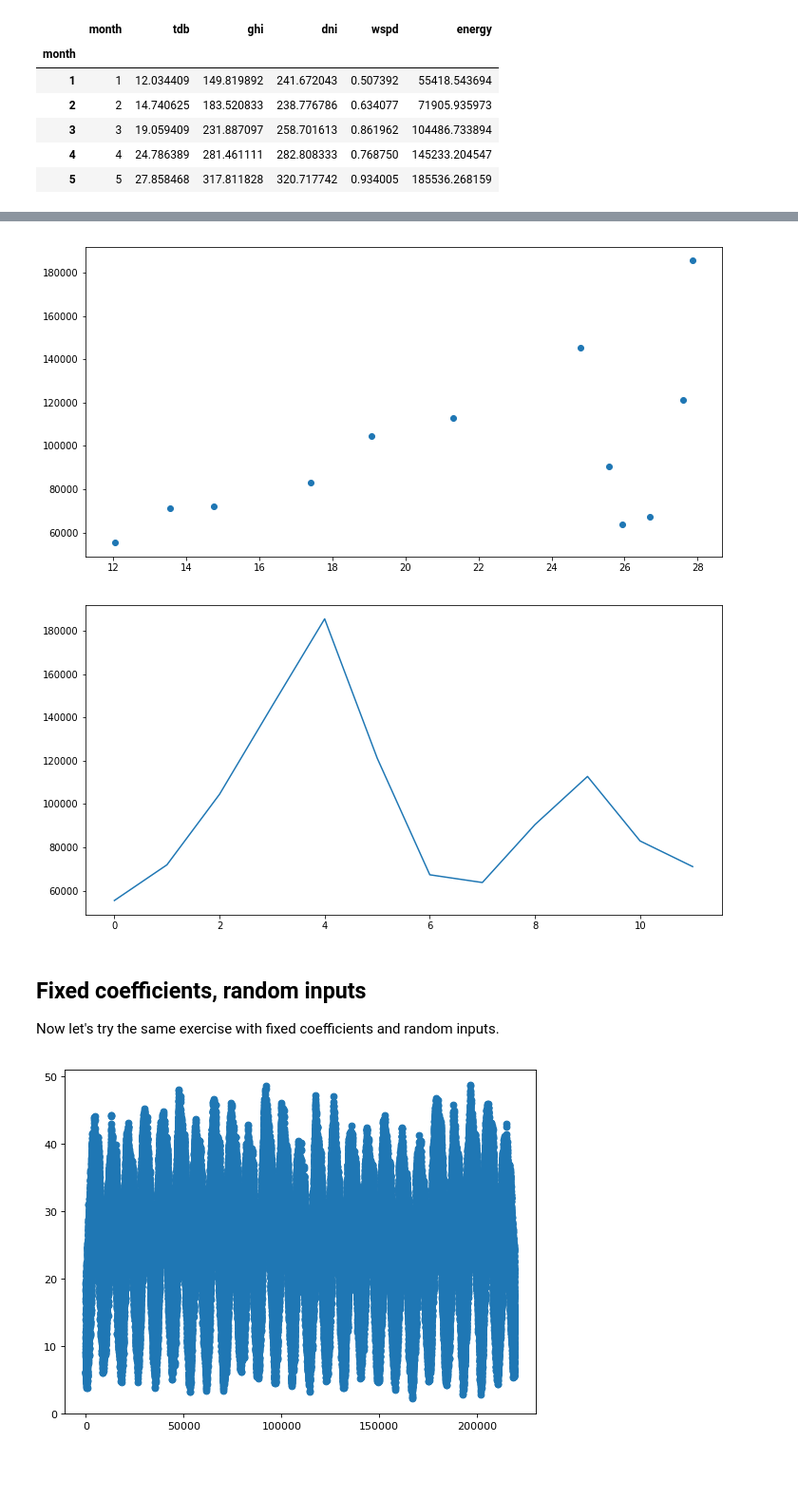
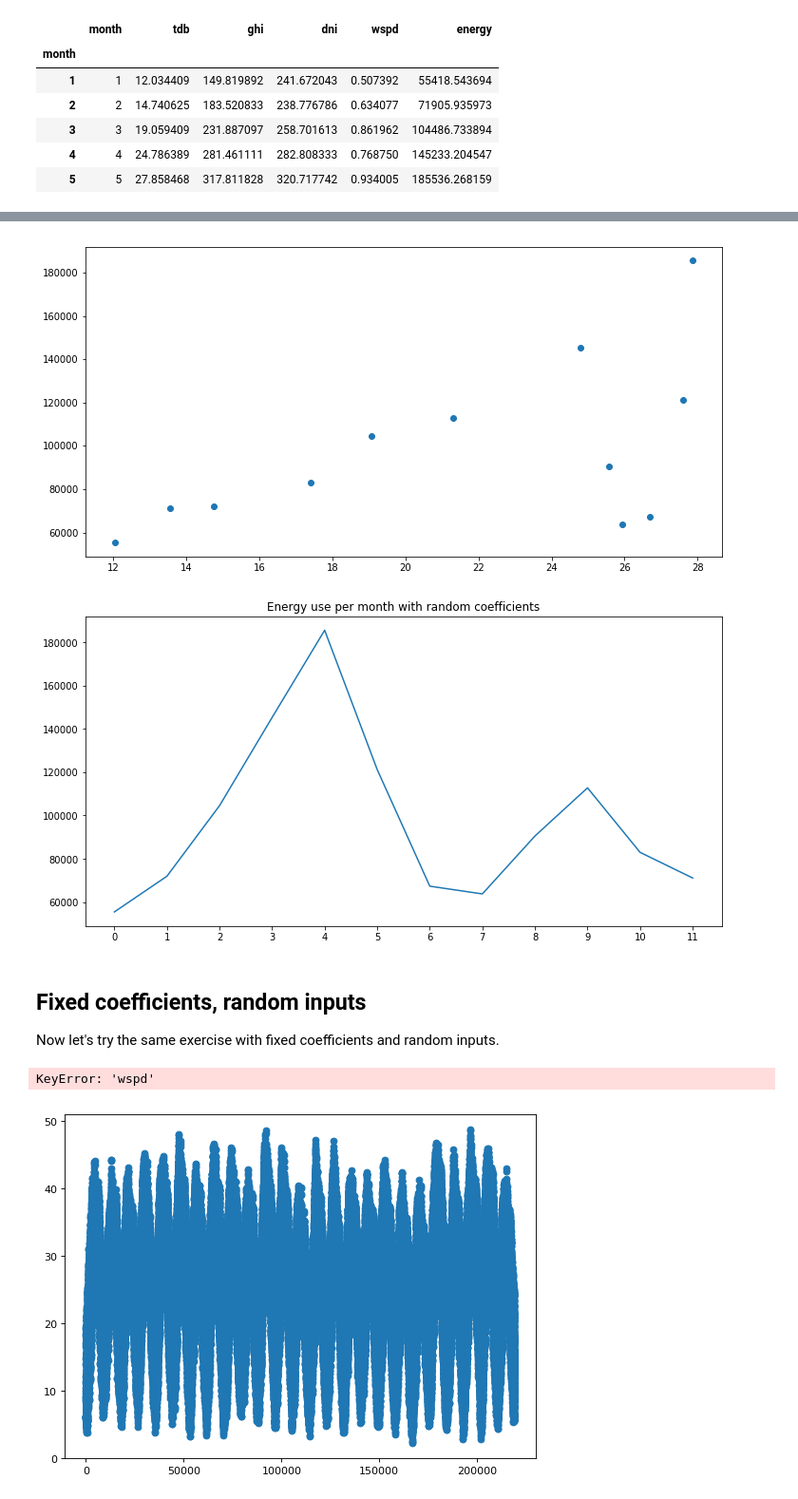
Before and after one commit to paragrastogi/CEPT_Workshop_January2020, a Jupyter notebook: lib/tutorial_v00.ipynb, the cells around one changed output, grey strips where cells are left out. Shown at 95% size. Cells and saved outputs as stored; diff of their text form; code cells hidden in the pictures; blank space fills up the shorter version.

```diff
--- a/lib/tutorial_v00.ipynb
+++ b/lib/tutorial_v00.ipynb
@@ -59,13 +69,16 @@ where "$E$ is the monthly energy requirement \[kWh\], $\theta$ the monthly mean
 
 **NB**: The equation in the code is the same as this one, I've just rearranged the parameters and stated the constants as elements of an array rather than as separate variables. Also, I have omitted the bars over the variable names since the markdown rendering of bars and powers is awkward.
 # %%
-# Define a function to calculate monthly energy use using random coefficients for the
+# Define a function to calculate monthly energy use using the equation given in Clarke (2001).
 
-def E_random_coeff(theta, R_d, R_f, V, beta=np.random.rand(15,1)):
+def E_month(theta, R_d, R_f, V, beta=np.random.rand(15,1)):
 
-    # Use random coefficients to calculate the energy use.
+    # Use random coefficients to calculate the energy use for the first exercise.
     # This is just for a demo since the coefficients are never
     # going to be 'random', unless you have no idea what you are doing.
+
+    # For the second exercise, fix the coefficients to some value and use
+    # randomly sampled inputs.
 
     e = beta[0] + beta[1]*theta + beta[2]*R_d + beta[3]*R_f + beta[4]*V + \
             beta[5]*theta**2 + beta[6]*R_d**2 + beta[7]*R_f**2 + beta[8]*V**2 + \
@@ -97,14 +110,9 @@ for key in ddn.columns:
         continue
     ddn_summary[key] = ddn.groupby(by=['month'])[key].mean()
 
-# ddn_summary['tdb'] = ddn.groupby(by=['month'])['tdb'].mean()
-# ddn_summary['dni'] = ddn.groupby(by=['month'])['dni'].mean()
-# ddn_summary['ghi'] = ddn.groupby(by=['month'])['ghi'].mean()
-# ddn_summary['wspd'] = ddn.groupby(by=['month'])['wspd'].mean()
-
 # Calculate the monthly energy consumption with random coefficients.
-energy = E_random_coeff(ddn_summary['tdb'], ddn_summary['dni'], ddn_summary['ghi'], ddn_summary['wspd'])
-ddn_summary['energy'] = energy
+ddn_summary['energy'] = E_month(ddn_summary['tdb'], ddn_summary['dni'],
+                                       ddn_summary['ghi'], ddn_summary['wspd'])
 
 ddn_summary.head()
 # %% [output]
@@ -172,14 +226,20 @@ plt.legend(['hourly', 'monthly'])
 # %%
 fig, ax = plt.subplots(figsize=[12,6])
 ax.scatter(ddn_summary['tdb'], ddn_summary['energy'])
+plt.ylabel = 'Energy [kWh]'
+plt.xlabel = 'Temperature [$^o$C]'
 plt.show()
 
 fig, ax = plt.subplots(figsize=[12,6])
 ax.plot(range(0, ddn_summary.shape[0]), ddn_summary['energy'])
+plt.ylabel = 'Energy [kWh]'
+plt.xlabel = 'Month'
+plt.title('Energy use per month with random coefficients')
+plt.xticks(range(0, 12))
 plt.show()
 # %% [output]
 [figure]
-[figure, old version]
+[figure, new version]
 # %% [markdown]
 ## Fixed coefficients, random inputs
 
@@ -211 +274,15 @@ n_hours = 8760  # Fixed for this dataset.
+# %%
+span = 720
+
+ddn_syn_smooth = pd.DataFrame(data = np.zeros(syndata.shape), columns=syndata.columns, index=syndata.index)
+
+for key in syndata.columns:
+    if key not in relevant_keys:
+        continue
+    ddn_syn_smooth[key] = smoother(syndata[key].values, span)
+
+# ddn_smooth['energy'] = E_smooth(ddn_smooth['tdb'], ddn_smooth['dni'],
+#                                        ddn_smooth['ghi'], ddn_smooth['wspd'])
+# %% [output]
+KeyError: 'wspd'
 # %%
```
Also changed, not shown: parts of 14 cells of this notebook.
